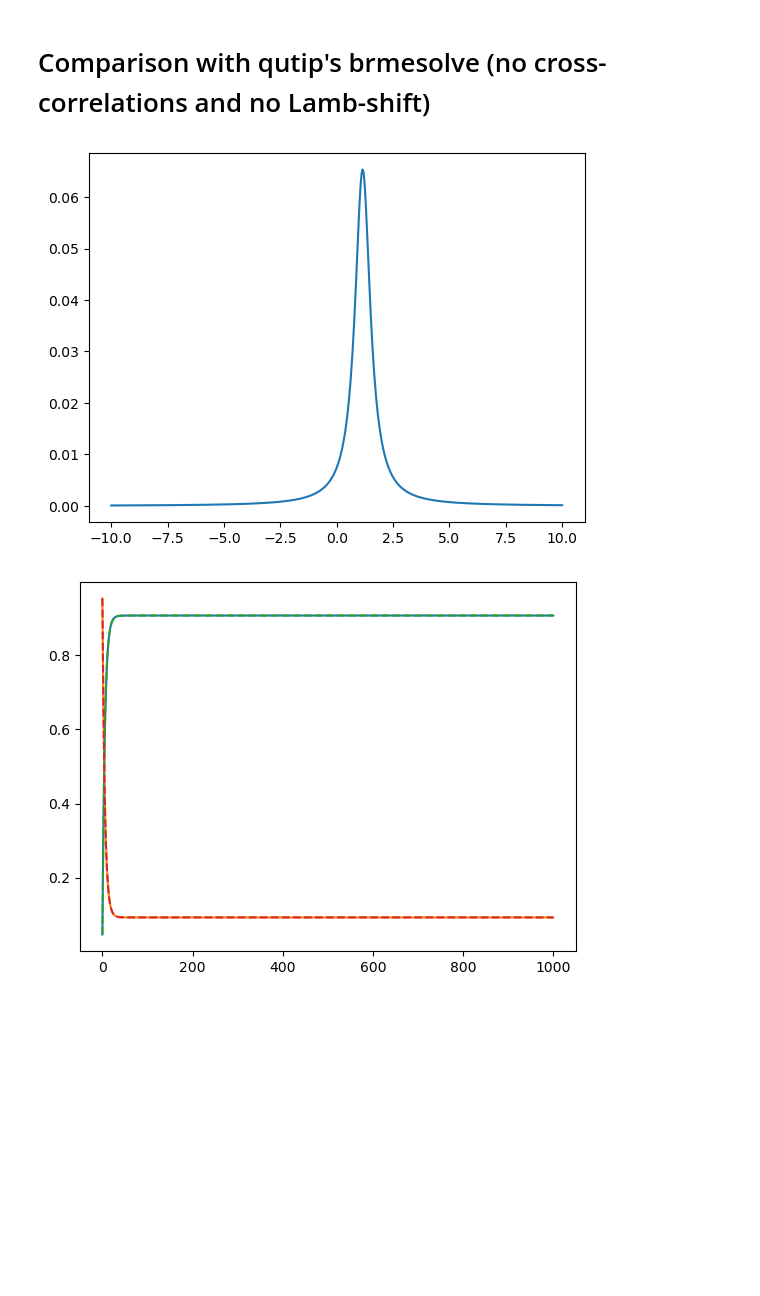
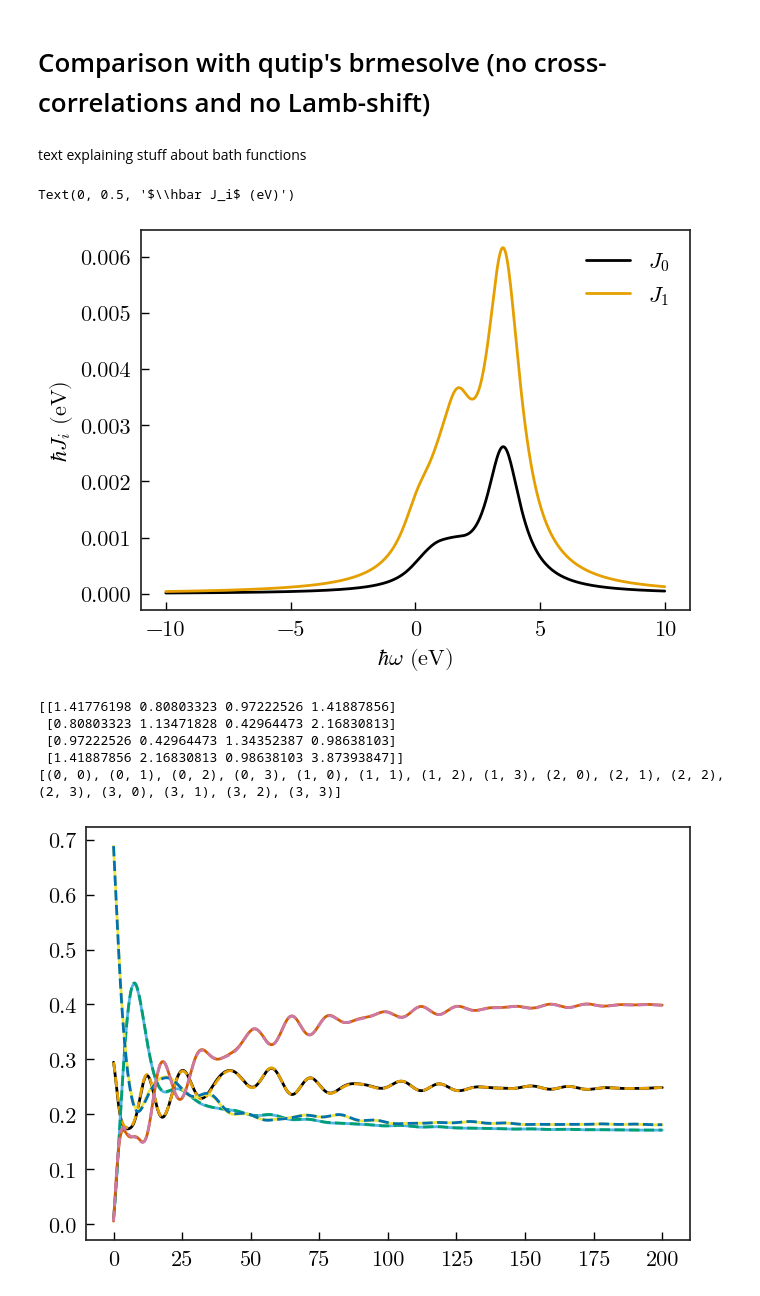
Before and after one commit to diego-fpv/lindbladAG, a Jupyter notebook: example.ipynb, the cells around one changed output. Cells and saved outputs as stored; diff of their text form; code cells hidden in the pictures; blank space fills up the shorter version.

```diff
--- a/example.ipynb
+++ b/example.ipynb
@@ -1,6 +1,7 @@
 # %%
-from src.lindbladAG import lindbladianAG, mesolveAG
+from src.lindbladAG import mesolveAG
 import numpy as np
 from qutip import Qobj, basis, brmesolve
 import matplotlib.pyplot as plt
 from scipy.interpolate import interp1d
+plt.style.use("https://johannesfeist.eu/misc/jf_cb.mplstyle")
@@ -28,11 +30,16 @@ for i in range(nOperators):
     op += op.T
     op -= np.diag(np.diagonal(op))
     a_ops.append(Qobj(op))
+# %% [markdown]
+text explaining stuff about bath functions
 # %%
 # Bath spectral functions
 
-# mode energies (ordered for clarity)
-energies = np.random.rand(nModes) * (max(evals) - min(evals)) + max(min(evals), 0.0)
+# number of modes
+nModes = 10
+
+# mode energies
+energies = np.random.rand(nModes) * (2*max(evals) - min(evals)) + max(min(evals), 0.0)
 np.ndarray.sort(energies)
 
 # mode couplings
@@ -41,49 +48,62 @@ for i in range(nModes): couplings[i, i] = 0
 couplings = (couplings + couplings.T) * 0.5
 
 # decay rate of each mode
-κi = np.random.rand(nModes) * (0.5 - 0.2) + 0.6
+κi = np.random.rand(nModes) * (0.5 - 0.2) + 1.5
 
 # matrix
 h = np.diag(energies) + couplings - 0.5j * np.diag(κi)
 
 # mode "field strengths" as felt by each emitter operator
-g = np.random.rand(nOperators, nModes) * np.sqrt(0.1)
+g = np.random.rand(nOperators, nModes) * np.sqrt(0.01)
 
-# spectral density
+# spectral density: create an array and interpolate it to obtain callable objects
+# J_arr is a matrix J[w, i, j]
 frequency = np.linspace(-10, 10, 500)
 J_arr = 1 / np.pi * g @ np.linalg.inv(h - frequency[:, np.newaxis, np.newaxis] * np.identity(nModes)).imag @ g.T
+# J is an array of interpolators of J_arr.
+# we remove the bath cross-correlations by keeping only the diagonal elements of J_arr and interpolating
 J = np.empty(nOperators, dtype=object)
 for i in range(nOperators):
     J[i] = interp1d(frequency, J_arr[:, i, i], bounds_error=False, fill_value=0)
+    plt.plot(frequency, J[i](frequency), label=f"$J_{i}$")
+plt.legend()
+plt.xlabel("$\hbar\omega$ (eV)")
+plt.ylabel("$\hbar J_i$ (eV)")
+# %% [output]
+Text(0, 0.5, '$\\hbar J_i$ (eV)')
+[figure, added]
-# %%
-for j in J:
-    plt.plot(frequency, j(frequency))
-# %% [output]
-[figure, removed]
 # %%
 # Time evolution:
 
-# initial state
+# initial state: chosen randomly
 psi0 = 0
 for i in range(nLevels):
     psi0 += np.random.rand() * basis(nLevels, i)
 psi0 = psi0.unit()
 
 # time array
-t = np.linspace(0, 1000, 500)
+t = np.linspace(0, 200, 1500)
 
 # expectation operators (populations)
 e_ops = [basis(nLevels, i) * basis(nLevels, i).dag() for i in range(nLevels)]
 
 # 1. Bloch-Redfield
-rhoBR = brmesolve(H=H, psi0=psi0, tlist=t, a_ops=[[np.sqrt(2*np.pi)*a, j] for a, j in zip(a_ops, J)], e_ops=e_ops).expect
+# the definition of the spectral functions in qutip is S = 2πJ. The 2π can be included in the operators with a square root.
+a_opsBR = [[np.sqrt(2*np.pi)*a, j] for a, j in zip(a_ops, J)]
+rhoBR = brmesolve(H=H, psi0=psi0, tlist=t, a_ops=a_opsBR, e_ops=e_ops, use_secular=False).expect
 
 # 2. Arithmetic-Geometric master equation
-rhoAG = mesolveAG(H=H, psi0=psi0, tlist=t, a_ops=a_ops, J=J, e_ops=e_ops).expect
+# comparable syntax. use_secular=False is the default option here.
+rhoAG = mesolveAG(H=H, psi0=psi0, tlist=t, a_ops=a_ops, J=J, e_ops=e_ops, use_secular=False).expect
+# %% [output]
+[[1.41776198 0.80803323 0.97222526 1.41887856]
+ [0.80803323 1.13471828 0.42964473 2.16830813]
+ [0.97222526 0.42964473 1.34352387 0.98638103]
+ [1.41887856 2.16830813 0.98638103 3.87393847]]
+[(0, 0), (0, 1), (0, 2), (0, 3), (1, 0), (1, 1), (1, 2), (1, 3), (2, 0), (2, 1), (2, 2), (2, 3), (3, 0), (3, 1), (3, 2), (3, 3)]
 # %%
-for p in rhoBR:
-    plt.plot(t, p)
-for p in rhoAG:
-    plt.plot(t, p.real, "--")
+for pBR, pAG in zip(rhoBR, rhoAG):
+    plt.plot(t, pBR.real)
+    plt.plot(t, pAG.real, "--")
 # %% [output]
-[figure, old version]
+[figure, new version]
```
Also changed, not shown: parts of 10 cells of this notebook, 3 other files.
